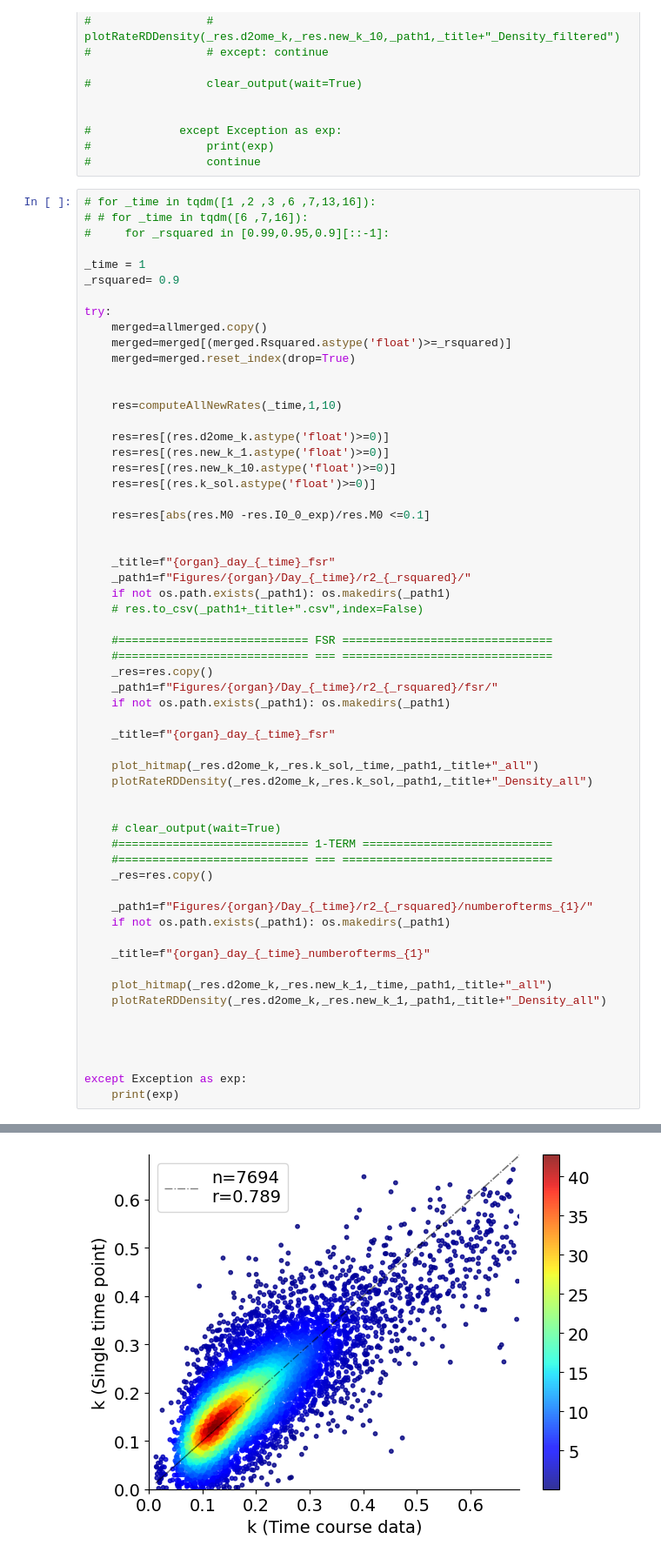
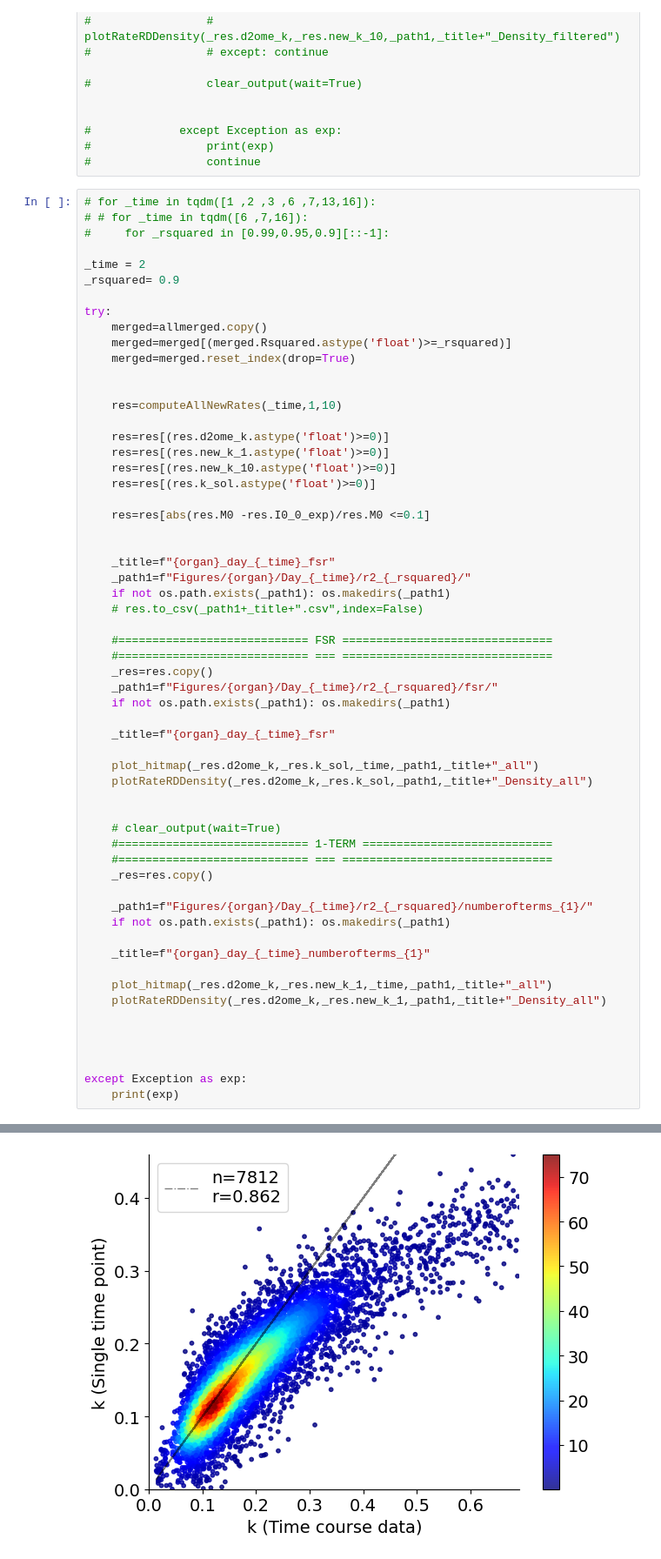
Before and after one commit to henockmamo54/TimePointSelection_paperAnalysis, a Jupyter notebook: Final/GenerateFigures/PlotGen-liver.ipynb, the cells around one changed output, grey strips where cells are left out. Shown: that part at 87% size. Saved outputs shown, nothing was run; the diff lists cells and outputs as text.

```diff
--- a/Final/GenerateFigures/PlotGen-liver.ipynb
+++ b/Final/GenerateFigures/PlotGen-liver.ipynb
@@ -355,7 +355,7 @@ allmerged.shape
 # # for _time in tqdm([6 ,7,16]):
 #     for _rsquared in [0.99,0.95,0.9][::-1]:
 
-_time = 1
+_time = 2
 _rsquared= 0.9
 
 try:
@@ -416,2 +416,2 @@ except Exception as exp:
 <Figure size 700x600 with 0 Axes>
-[figure, old version]
+[figure, new version]
```
Also changed, not shown: parts of 3 cells of this notebook, 2 other files.
